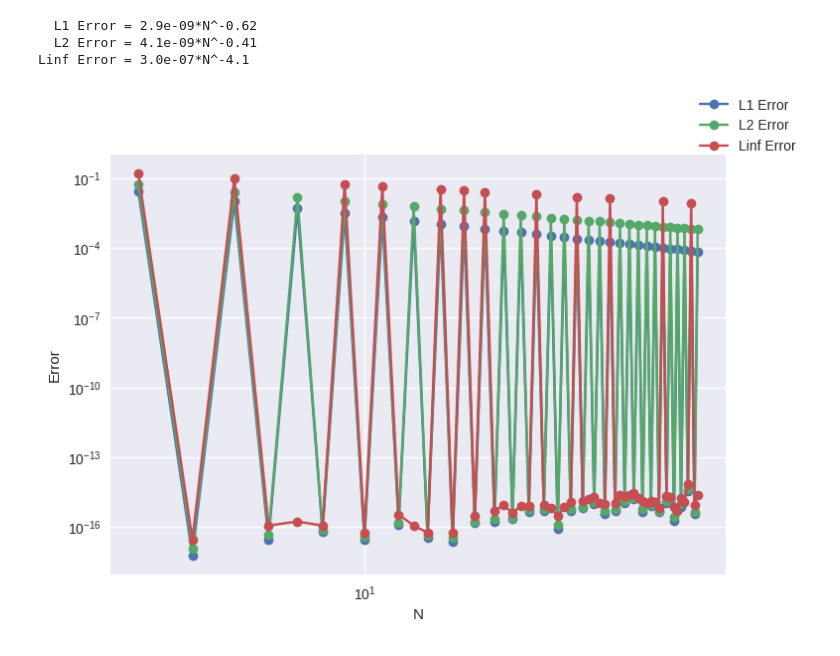
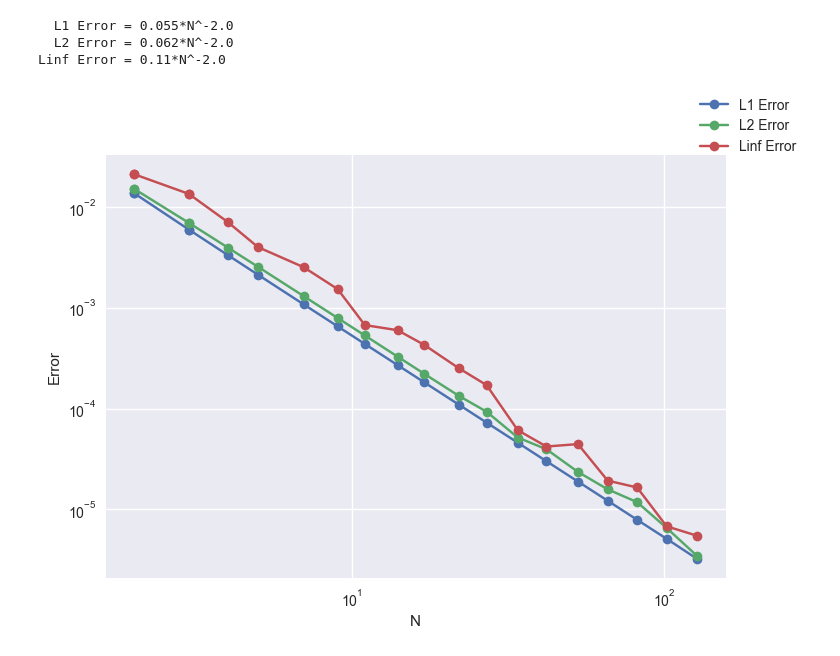
Before and after one commit to Brianhuynh97/ProgrammingPDE1, a Jupyter notebook: individual_solutions/Paul/pe1.ipynb, the cells around one changed output. Drawn from its saved outputs; the diff is of its cells as text; code cells hidden in the pictures.

```diff
--- a/individual_solutions/Paul/pe1.ipynb
+++ b/individual_solutions/Paul/pe1.ipynb
@@ -12,22 +16,26 @@ from lib import *
 plt.style.use("seaborn-v0_8")
 # %%
-x0, xN = 0, 1
-N = 3
+x0, xN = 0, 1 # domain boundaries
+N = 10 # number of intervals
 h = (xN - x0) / (N)  # N+1 nodes means N intervals
 
 # get analytical solution u, f(x), coefficients b and matrix elements a_ij
-u_f, u_fpp, u_b, u_a_ij = funcs["f2_lin"]
+u_f, u_fpp, u_b, u_a_ij = funcs["f3_lin"]
 
+#u_f means exact solution u(x)
+#u_fpp means second derivative of exact solution u''(x)
+#u_b means right hand side vector b_i
+#u_a_ij means stiffness matrix element a_ij
 a = np.array([[u_a_ij(i, j, h) for j in range(1, N)] for i in range(1, N)]) # N-1 x N-1 matrix
 b = np.array([u_b(i, h) for i in range(1, N)]) # N-1 vector
 # for basis = hat functions
 # b = np.array([b_j(i, h, u_fpp, x0, xN) for i in range(1, N)])
-x = np.linalg.solve(a, b) # solve for coefficients
+x = np.linalg.solve(a, b) # solve Ax = b for coefficients x
 
-fig, ax = plt.subplots()
+fig, ax = plt.subplots() # create figure and axis
 
-fine_x = np.linspace(x0, xN, num=1000)
-u_anal = u_f(fine_x)
+fine_x = np.linspace(x0, xN, num=1000) # high resolution x values for plotting
+u_anal = u_f(fine_x) # exact solution at high resolution x values
 ax.plot(fine_x, u_anal, label="exact")
 
 x_grid = np.linspace(x0, xN, num=N + 1)
@@ -35,6 +43,7 @@ x_grid = np.linspace(x0, xN, num=N + 1)
 # but we only have N-1 b_k corresponding to u_N(x_1) to x_N(x_(N-1))
 # so we pad with zero left and right to get u_N(boundary)=0
 u_num_corse = np.pad(x, 1, "constant", constant_values=0)
+# numerical solution at coarse grid points
 ax.plot(x_grid, u_num_corse, "-o", label="FEM")
 
 # plotting high resolution version of function
@@ -48,13 +57,13 @@ error = np.sqrt(
 )  # approximate integral by sum
 
 
-l2_error = l2_err_func(u_f, u_num_corse, x_grid)
+l2_error = l2_err_func(u_f, u_num_corse, x_grid) # compute L2 error
 print(f"L2 Error: {l2_error:#.3}")
 
 
-ax2 = ax.twinx()
+ax2 = ax.twinx() # create a second y-axis sharing the same x-axis
 ax2.plot(fine_x, error, color="tab:red", label="cum error")
-ax2.grid(False)
+ax2.grid(False) # disable grid on second y-axis
 
 ax.set_xlabel("x")
 ax.set_ylabel("u")
@@ -66,28 +75,29 @@ L2 Error: 0.0556
 # %%
 # plot errors over N
 
-u_f, u_fpp, u_b, u_a_ij = funcs["f2_lin"]
+u_f, u_fpp, u_b, u_a_ij = funcs["f3_lin"]
 
-x0, xN = 0, 1
+x0, xN = 0, 1 # domain boundaries
 fine_x = np.linspace(x0, xN, num=10000)
 
-u_anal = u_f(fine_x)
+u_anal = u_f(fine_x) # exact solution at high resolution x values
 
-temp1, temp2, temp3 = [], [], []
+temp1, temp2, temp3 = [], [], [] # temp1 for l1, temp2 for l2, temp3 for linf
 
 ns = np.logspace(
     np.log2(3) // 1, np.log2(200) // 1, base=2, dtype=int, num=20
-)  # get k integers between a,b evenly spaced in logspace
+)  # get k integers between a,b evenly spaced in logspace base 2
 
 # ns = np.arange(3, 60)
 
-fig, ax = plt.subplots()
+fig, ax = plt.subplots() # create figure and axis
 
 for N in ns:
     print(f"N:{N}", end="\r")  # counter for computation
     h = (xN - x0) / (N)
 
     a = np.array([[u_a_ij(i, j, h) for j in range(1, N)] for i in range(1, N)])
+    # N-1 x N-1 matrix
     b = np.array([u_b(i, h) for i in range(1, N)])
     # b = np.array([b_j(i, h, used_fpp, x0, xN) for i in range(1, N)]) # numerical b
     x = np.linalg.solve(a, b)
@@ -96,36 +106,37 @@ for N in ns:
     u_num_corse = np.pad(x, 1, "constant", constant_values=0)
 
     temp1.append(l1_err_func(u_f, u_num_corse, x_grid))
+    # compute L1 error
     temp2.append(l2_err_func(u_f, u_num_corse, x_grid))
     temp3.append(linf_err_func(u_f, u_num_corse, x_grid))
 
 
 l1_errors = np.array(temp1)
 l2_errors = np.array(temp2)
 linf_errors = np.array(temp3)
 
 ax.plot(ns, l1_errors, "-o", label="L1 Error")
 ax.plot(ns, l2_errors, "-o", label="L2 Error")
 ax.plot(ns, linf_errors, "-o", label="Linf Error")
 
 ax.set_xlabel("N")
 ax.set_ylabel("Error")
 ax.set_xscale("log")
 ax.set_yscale("log")
 fig.legend()
 
 for errors, label in zip(
     [l1_errors, l2_errors, linf_errors], ["L1 Error", "L2 Error", "Linf Error"]
 ):
     # as y = c x^n
     # log(y) = log(c) + n*log(x)
     # so we find the convergence order n by linear regression
     slope, intercept = np.polyfit(np.log(ns), np.log(errors), 1)
     print(f"{label:>10} = {np.exp(intercept):#0.2}*N^{slope:#.2}")
 # %% [output]
-  L1 Error = 2.9e-09*N^-0.62
-  L2 Error = 4.1e-09*N^-0.41
-Linf Error = 3.0e-07*N^-4.1
+  L1 Error = 0.055*N^-2.0
+  L2 Error = 0.062*N^-2.0
+Linf Error = 0.11*N^-2.0
-[figure, old version]
+[figure, new version]
 # %%
 x0, xN = 0, 1
```
Also changed, not shown: parts of 4 cells of this notebook, 6 other files.
